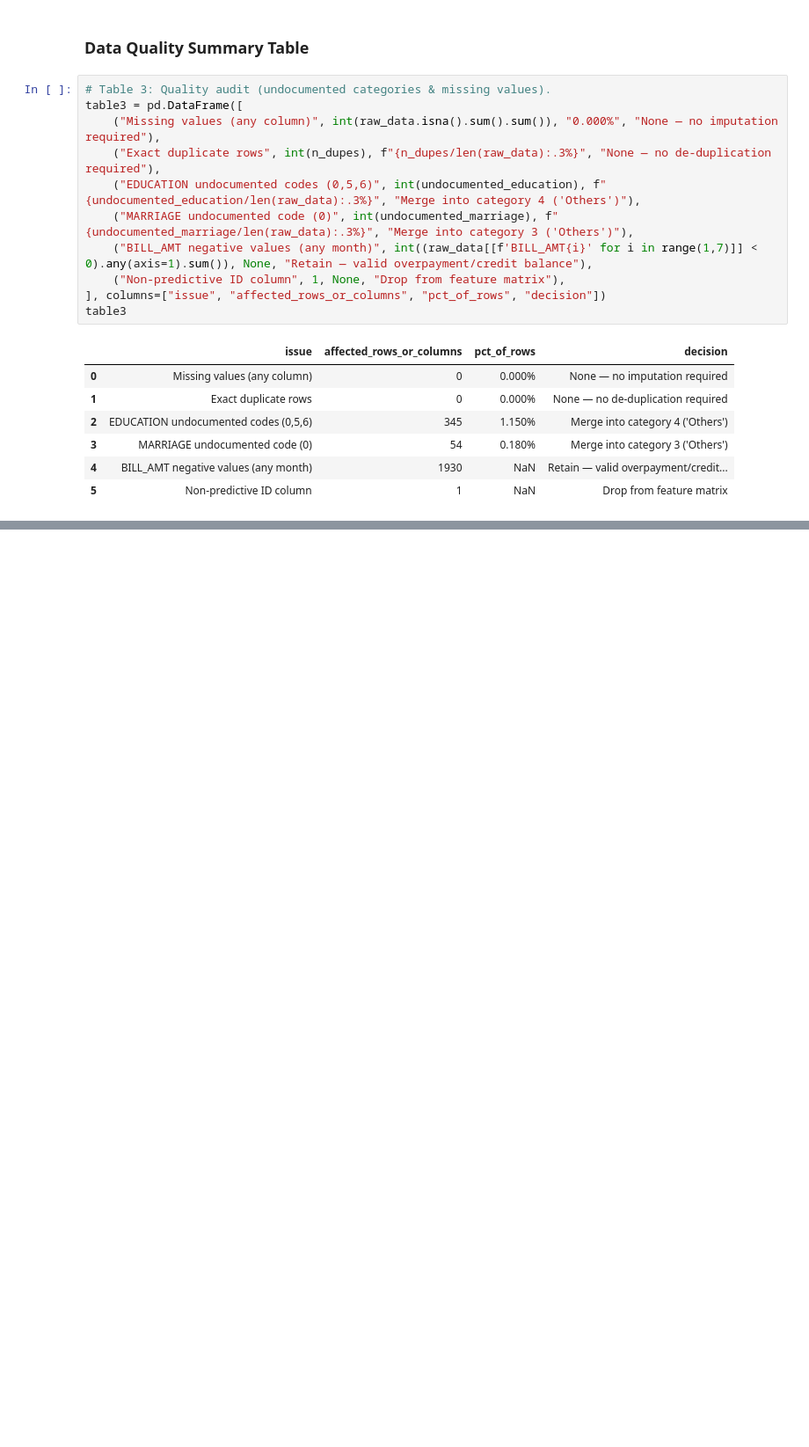
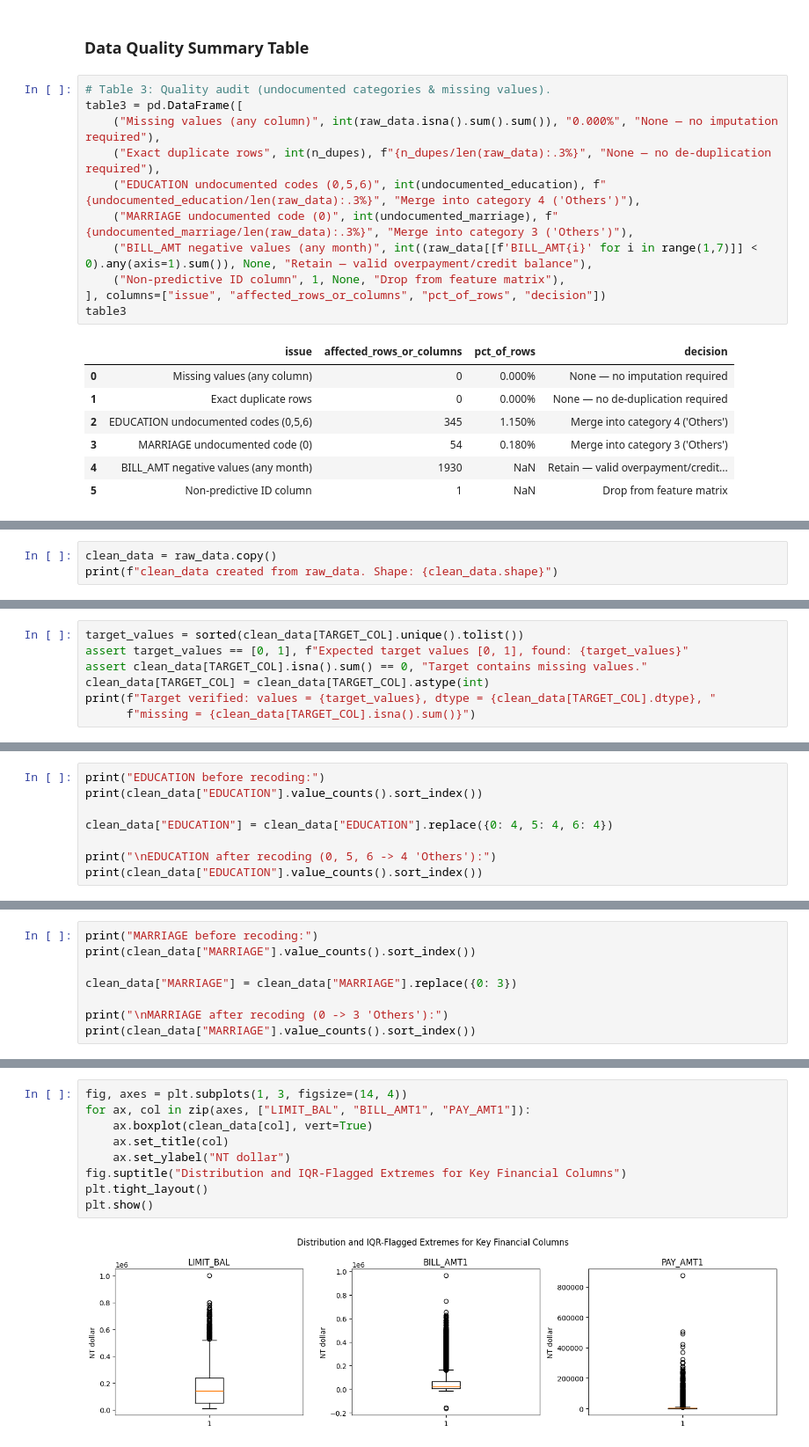
Before and after one commit to arielsharonferdinandus/Credit-Card-Clients-Risk-Prediction, a Jupyter notebook: Main.ipynb, the cells around one changed output, grey strips where cells are left out. Shown at 88% size. Cells and saved outputs as stored; diff of their text form; blank space fills up the shorter version.

Commit message:
Add Data Preparation and Exporatory Analisys

```diff
--- a/Main.ipynb
+++ b/Main.ipynb
@@ -620,0 +779,3 @@ above and will be added next.
+# %%
+clean_data = raw_data.copy()
+print(f"clean_data created from raw_data. Shape: {clean_data.shape}")
@@ -620,0 +800,7 @@ above and will be added next.
+# %%
+target_values = sorted(clean_data[TARGET_COL].unique().tolist())
+assert target_values == [0, 1], f"Expected target values [0, 1], found: {target_values}"
+assert clean_data[TARGET_COL].isna().sum() == 0, "Target contains missing values."
+clean_data[TARGET_COL] = clean_data[TARGET_COL].astype(int)
+print(f"Target verified: values = {target_values}, dtype = {clean_data[TARGET_COL].dtype}, "
+      f"missing = {clean_data[TARGET_COL].isna().sum()}")
@@ -620,0 +821,8 @@ above and will be added next.
+# %%
+print("EDUCATION before recoding:")
+print(clean_data["EDUCATION"].value_counts().sort_index())
+
+clean_data["EDUCATION"] = clean_data["EDUCATION"].replace({0: 4, 5: 4, 6: 4})
+
+print("\nEDUCATION after recoding (0, 5, 6 -> 4 'Others'):")
+print(clean_data["EDUCATION"].value_counts().sort_index())
@@ -620,0 +848,8 @@ above and will be added next.
+# %%
+print("MARRIAGE before recoding:")
+print(clean_data["MARRIAGE"].value_counts().sort_index())
+
+clean_data["MARRIAGE"] = clean_data["MARRIAGE"].replace({0: 3})
+
+print("\nMARRIAGE after recoding (0 -> 3 'Others'):")
+print(clean_data["MARRIAGE"].value_counts().sort_index())
@@ -620,0 +944,11 @@ above and will be added next.
+# %%
+fig, axes = plt.subplots(1, 3, figsize=(14, 4))
+for ax, col in zip(axes, ["LIMIT_BAL", "BILL_AMT1", "PAY_AMT1"]):
+    ax.boxplot(clean_data[col], vert=True)
+    ax.set_title(col)
+    ax.set_ylabel("NT dollar")
+fig.suptitle("Distribution and IQR-Flagged Extremes for Key Financial Columns")
+plt.tight_layout()
+plt.show()
+# %% [output]
+[figure, added]
```
Also changed, not shown: parts of 71 cells of this notebook.
